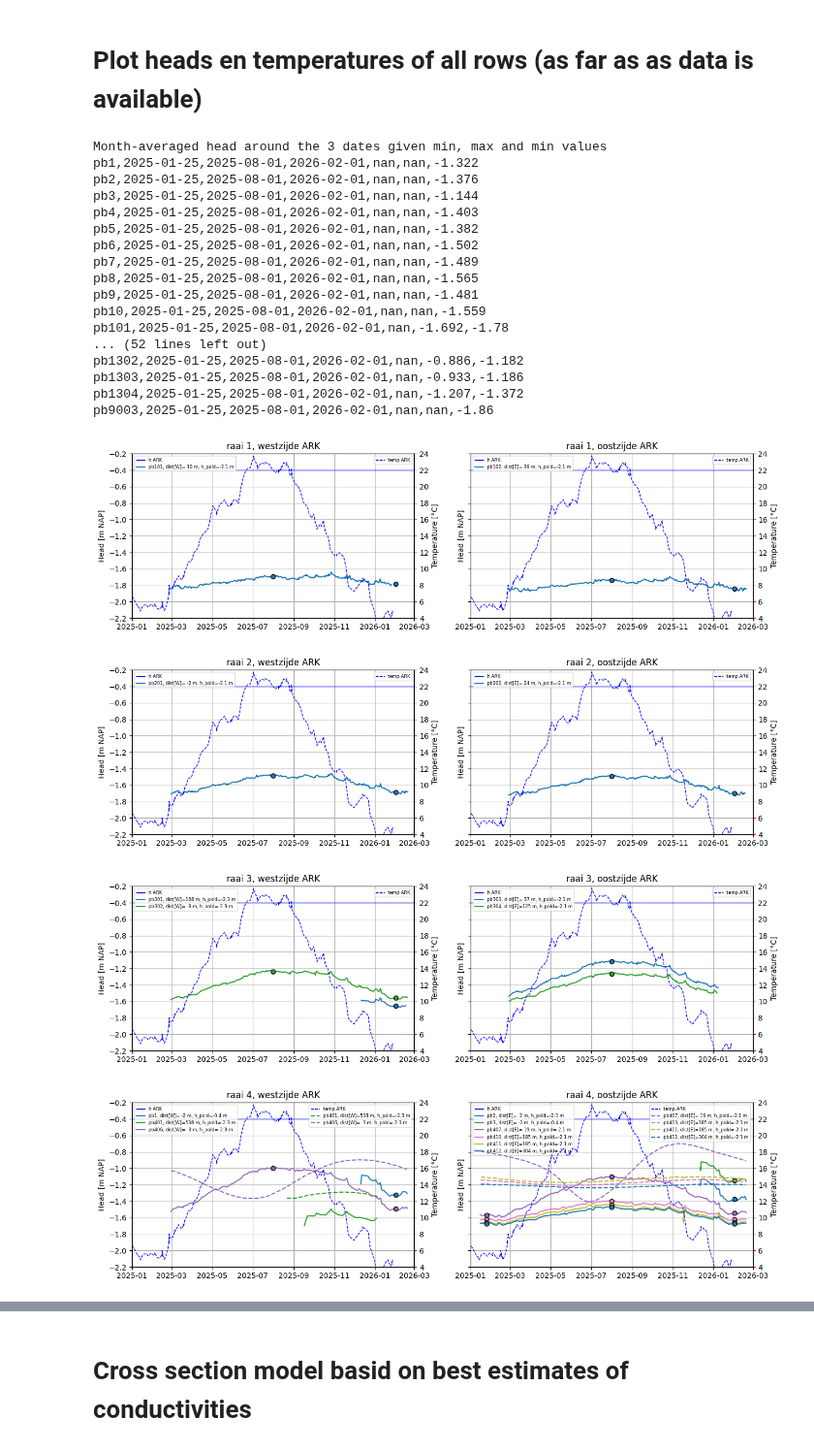
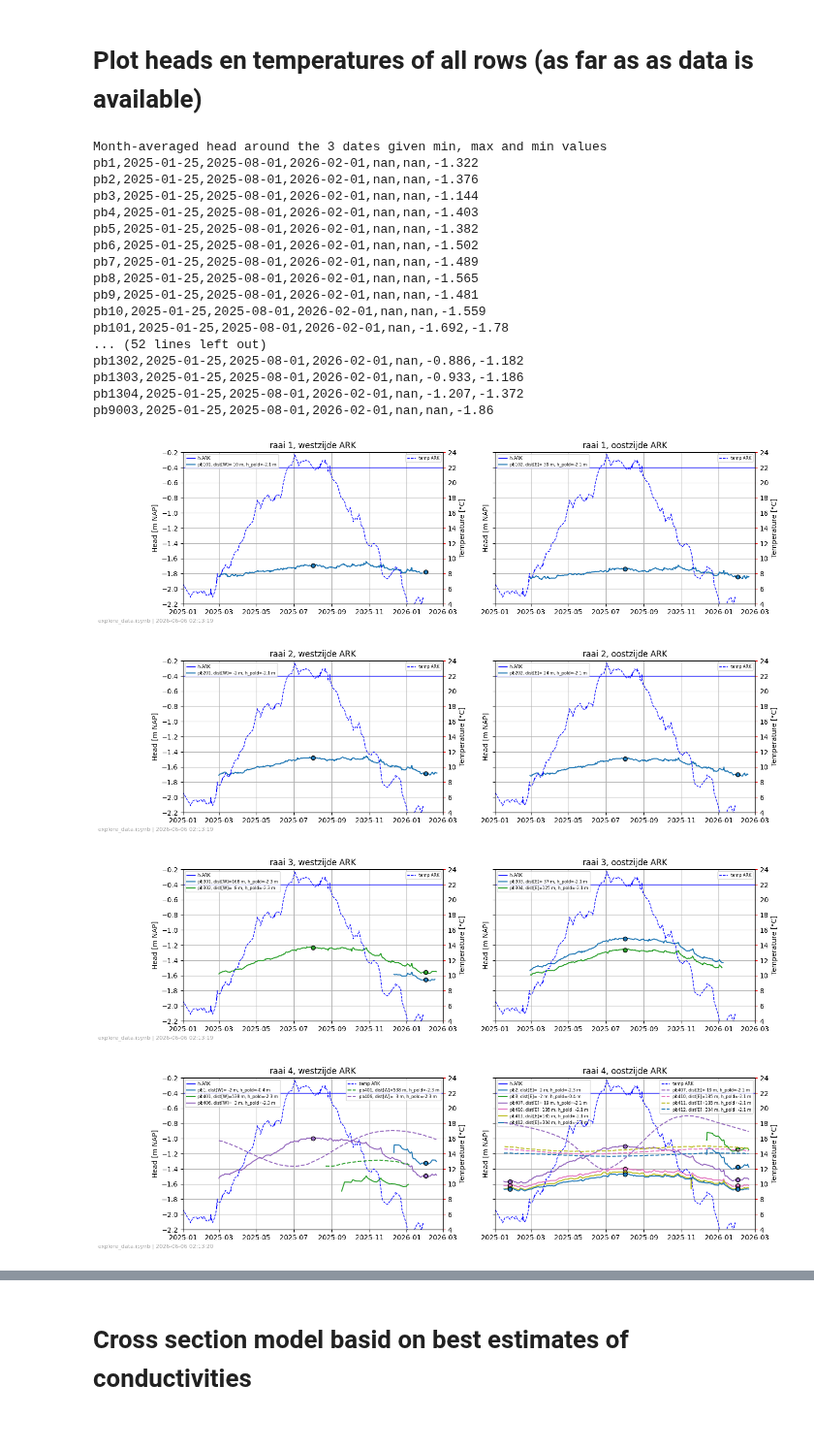
Before and after one commit to Olsthoorn/mf6lab, a Jupyter notebook: Projects/ARK_RWS/notebooks/explore_data.ipynb, the cells around one changed output, grey strips where cells are left out. Shown at 97% size. Saved outputs shown, nothing was run; the diff lists cells and outputs as text; code cells hidden in the pictures.

```diff
--- a/Projects/ARK_RWS/notebooks/explore_data.ipynb
+++ b/Projects/ARK_RWS/notebooks/explore_data.ipynb
@@ -335,9 +317,9 @@ for raai in range(1, 14):
     axWT.set_ylabel('Temperature [°C]')
     axET.set_ylabel('Temperature [°C]')
 
-    hARK = -0.4
-    axW.plot(xlim, [hARK, hARK], '-', color='blue', lw=1, label="h ARK")
-    axE.plot(xlim, [hARK, hARK], '-', color='blue', lw=1, label="h ARK")
+    h_ARK = -0.4
+    axW.plot(xlim, [h_ARK, h_ARK], '-', color='blue', lw=1, label="h ARK")
+    axE.plot(xlim, [h_ARK, h_ARK], '-', color='blue', lw=1, label="h ARK")
     axWT.plot(temp_ark.index, temp_ark.loc[:, 'temp'], '--', color='blue', lw=1, label='temp ARK')
     axET.plot(temp_ark.index, temp_ark.loc[:, 'temp'], '--', color='blue', lw=1, label='temp ARK')
 
@@ -435,34 +417,39 @@ for fbn in [ 'pb[0-9].csv', 'pb10.csv', 'pb1[0-9][0-9].csv', 'pb2[0-9][0-9].csv'
 
 # --- Finally set the legends for all axes
 for raai, figax in figaxs.items():
     figax['axW'].legend(loc='upper left', fontsize=6)
     figax['axE'].legend(loc='upper left', fontsize=6)
     figax['axWT'].legend(loc='upper right', fontsize=6)
     figax['axET'].legend(loc='upper right', fontsize=6)
 
+    logo(figax['fig'], NOTEBOOK_NAME)
+
+    fname = f"tijdr_raai{raai}.pdf"
+    figax['fig'].savefig(os.path.join(dirs.images, fname))
+
 
 print("Month-averaged head around the 3 dates given min, max and min values")
 for fn, data in Y.items():
     print(f"{fn},{data['t'][0]},{data['t'][1]},{data['t'][2]},{data['h'][0]},{data['h'][1]},{data['h'][2]}")
 # %% [output]
 Month-averaged head around the 3 dates given min, max and min values
 pb1,2025-01-25,2025-08-01,2026-02-01,nan,nan,-1.322
 pb2,2025-01-25,2025-08-01,2026-02-01,nan,nan,-1.376
 pb3,2025-01-25,2025-08-01,2026-02-01,nan,nan,-1.144
 pb4,2025-01-25,2025-08-01,2026-02-01,nan,nan,-1.403
 pb5,2025-01-25,2025-08-01,2026-02-01,nan,nan,-1.382
 pb6,2025-01-25,2025-08-01,2026-02-01,nan,nan,-1.502
 pb7,2025-01-25,2025-08-01,2026-02-01,nan,nan,-1.489
 pb8,2025-01-25,2025-08-01,2026-02-01,nan,nan,-1.565
 pb9,2025-01-25,2025-08-01,2026-02-01,nan,nan,-1.481
 pb10,2025-01-25,2025-08-01,2026-02-01,nan,nan,-1.559
 pb101,2025-01-25,2025-08-01,2026-02-01,nan,-1.692,-1.78
 ... (52 lines left out)
 pb1302,2025-01-25,2025-08-01,2026-02-01,nan,-0.886,-1.182
 pb1303,2025-01-25,2025-08-01,2026-02-01,nan,-0.933,-1.186
 pb1304,2025-01-25,2025-08-01,2026-02-01,nan,-1.207,-1.372
 pb9003,2025-01-25,2025-08-01,2026-02-01,nan,nan,-1.86
-[figure, old version]
+[figure, new version]
-[figure, old version]
+[figure, new version]
-[figure, old version]
+[figure, new version]
-[figure, old version]
+[figure, new version]
```
Also changed, not shown: parts of 16 cells of this notebook, 2 other files.
